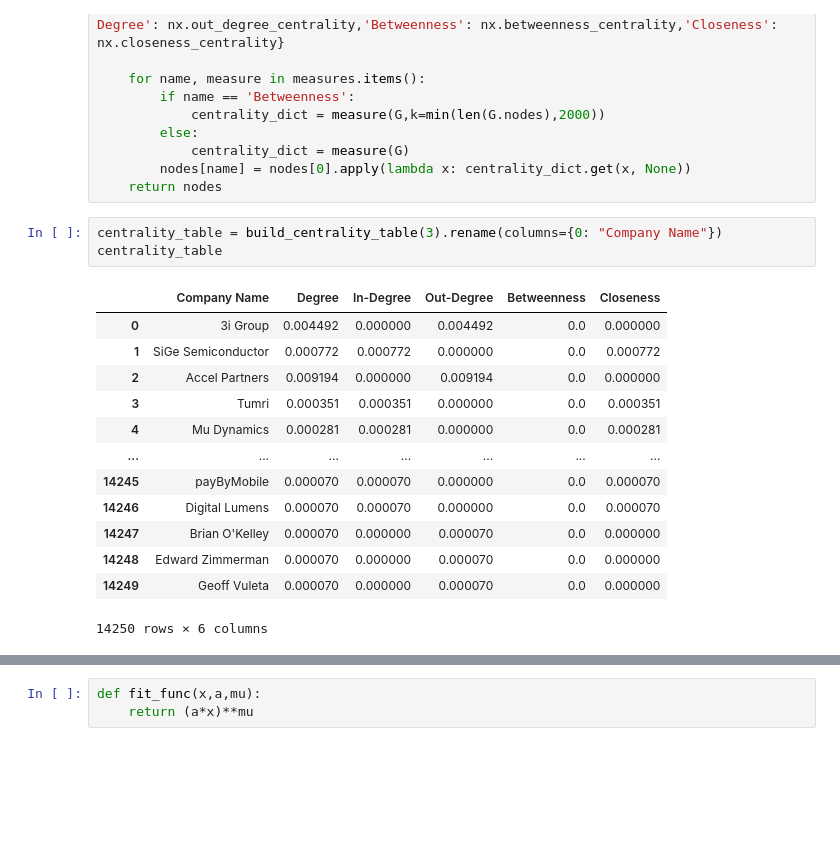
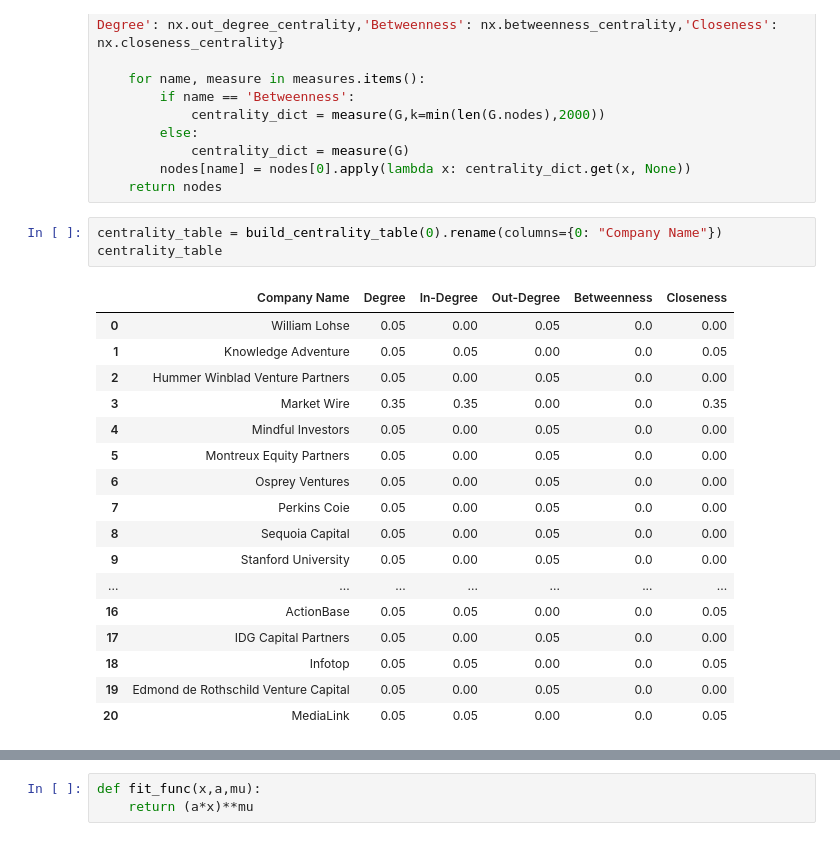
Before and after one commit to omeryefet/Complex_Networks, a Jupyter notebook: Project2022.ipynb, the cells around one changed output, grey strips where cells are left out. Cells and saved outputs as stored; diff of their text form; blank space fills up the shorter version.

```diff
--- a/Project2022.ipynb
+++ b/Project2022.ipynb
@@ -317,19 +317,23 @@ def build_centrality_table(num):
         nodes[name] = nodes[0].apply(lambda x: centrality_dict.get(x, None))
     return nodes
 # %%
-centrality_table = build_centrality_table(3).rename(columns={0: "Company Name"})
+centrality_table = build_centrality_table(0).rename(columns={0: "Company Name"})
 centrality_table
 # %% [output]
 |  | Company Name | Degree | In-Degree | Out-Degree | Betweenness | Closeness |
-| 0 | 3i Group | 0.004492 | 0.000000 | 0.004492 | 0.0 | 0.000000 |
-| 1 | SiGe Semiconductor | 0.000772 | 0.000772 | 0.000000 | 0.0 | 0.000772 |
-| 2 | Accel Partners | 0.009194 | 0.000000 | 0.009194 | 0.0 | 0.000000 |
-| 3 | Tumri | 0.000351 | 0.000351 | 0.000000 | 0.0 | 0.000351 |
-| 4 | Mu Dynamics | 0.000281 | 0.000281 | 0.000000 | 0.0 | 0.000281 |
+| 0 | William Lohse | 0.05 | 0.00 | 0.05 | 0.0 | 0.00 |
+| 1 | Knowledge Adventure | 0.05 | 0.05 | 0.00 | 0.0 | 0.05 |
+| 2 | Hummer Winblad Venture Partners | 0.05 | 0.00 | 0.05 | 0.0 | 0.00 |
+| 3 | Market Wire | 0.35 | 0.35 | 0.00 | 0.0 | 0.35 |
+| 4 | Mindful Investors | 0.05 | 0.00 | 0.05 | 0.0 | 0.00 |
+| 5 | Montreux Equity Partners | 0.05 | 0.00 | 0.05 | 0.0 | 0.00 |
+| 6 | Osprey Ventures | 0.05 | 0.00 | 0.05 | 0.0 | 0.00 |
+| 7 | Perkins Coie | 0.05 | 0.00 | 0.05 | 0.0 | 0.00 |
+| 8 | Sequoia Capital | 0.05 | 0.00 | 0.05 | 0.0 | 0.00 |
+| 9 | Stanford University | 0.05 | 0.00 | 0.05 | 0.0 | 0.00 |
 | ... | ... | ... | ... | ... | ... | ... |
-| 14245 | payByMobile | 0.000070 | 0.000070 | 0.000000 | 0.0 | 0.000070 |
-| 14246 | Digital Lumens | 0.000070 | 0.000070 | 0.000000 | 0.0 | 0.000070 |
-| 14247 | Brian O'Kelley | 0.000070 | 0.000000 | 0.000070 | 0.0 | 0.000000 |
-| 14248 | Edward Zimmerman | 0.000070 | 0.000000 | 0.000070 | 0.0 | 0.000000 |
-| 14249 | Geoff Vuleta | 0.000070 | 0.000000 | 0.000070 | 0.0 | 0.000000 |
+| 16 | ActionBase | 0.05 | 0.05 | 0.00 | 0.0 | 0.05 |
+| 17 | IDG Capital Partners | 0.05 | 0.00 | 0.05 | 0.0 | 0.00 |
+| 18 | Infotop | 0.05 | 0.05 | 0.00 | 0.0 | 0.05 |
+| 19 | Edmond de Rothschild Venture Capital | 0.05 | 0.00 | 0.05 | 0.0 | 0.00 |
+| 20 | MediaLink | 0.05 | 0.05 | 0.00 | 0.0 | 0.05 |
-14250 rows × 6 columns
```
Also changed, not shown: parts of 19 cells of this notebook, 2 other files.
